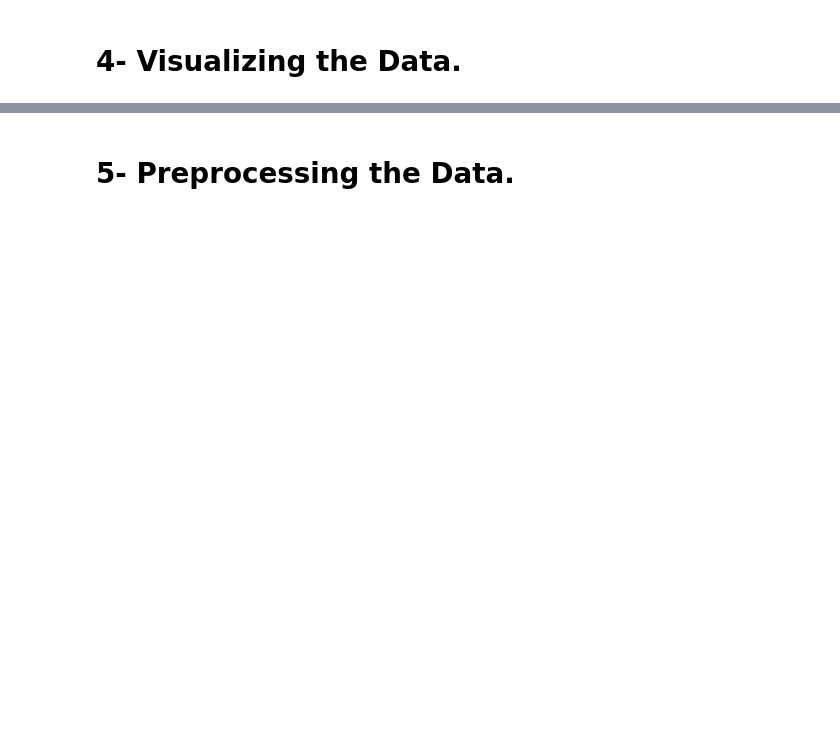
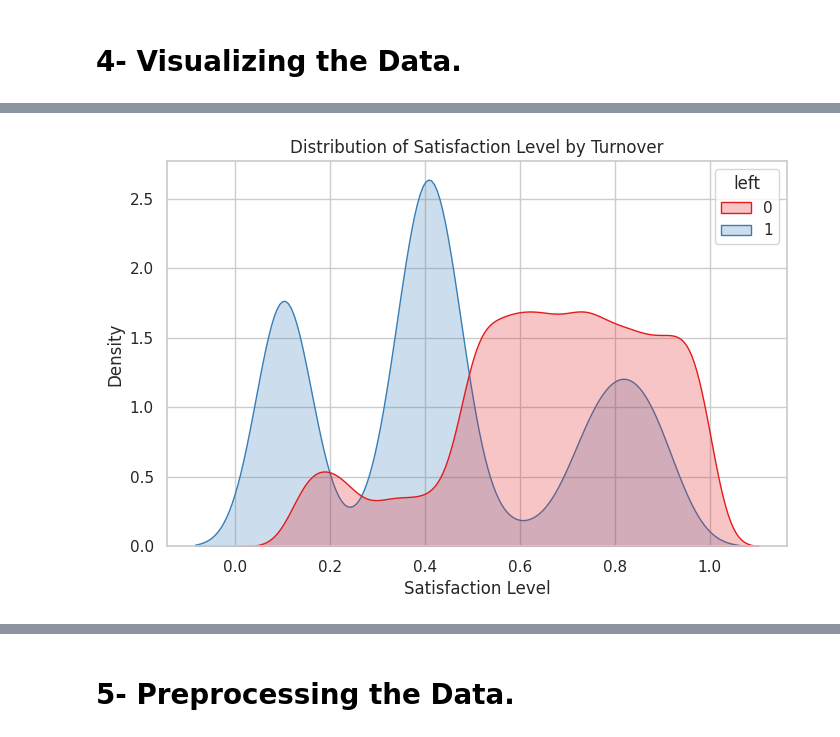
Before and after one commit to sayed226/ML_NTI, a Jupyter notebook: Employee_Chrun_Prediction.ipynb, the cells around one changed output, grey strips where cells are left out. Saved outputs shown, nothing was run; the diff lists cells and outputs as text; code cells hidden in the pictures; blank space fills up the shorter version.

```diff
--- a/Employee_Chrun_Prediction.ipynb
+++ b/Employee_Chrun_Prediction.ipynb
@@ -130,0 +148,10 @@ memory usage: 1.0+ MB
+# %%
+# 2. Satisfaction Level Distribution by Turnover
+plt.figure(figsize=(8, 5))
+sns.kdeplot(data=df, x="satisfaction_level", hue="left", fill=True, palette="Set1", common_norm=False)
+plt.title("Distribution of Satisfaction Level by Turnover")
+plt.xlabel("Satisfaction Level")
+plt.ylabel("Density")
+plt.show()
+# %% [output]
+[figure, added]
```
Also changed, not shown: parts of 21 cells of this notebook.
